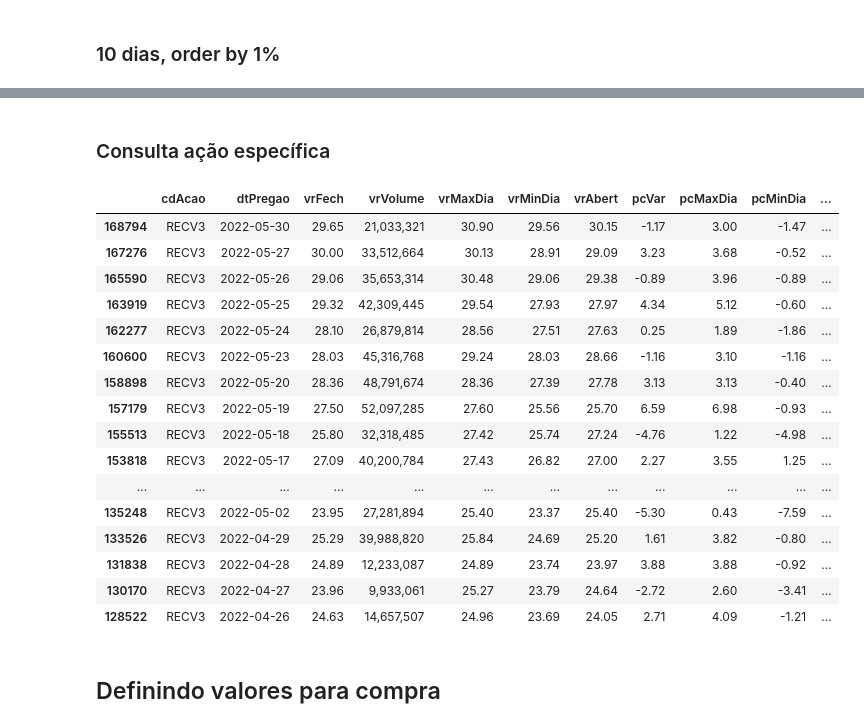
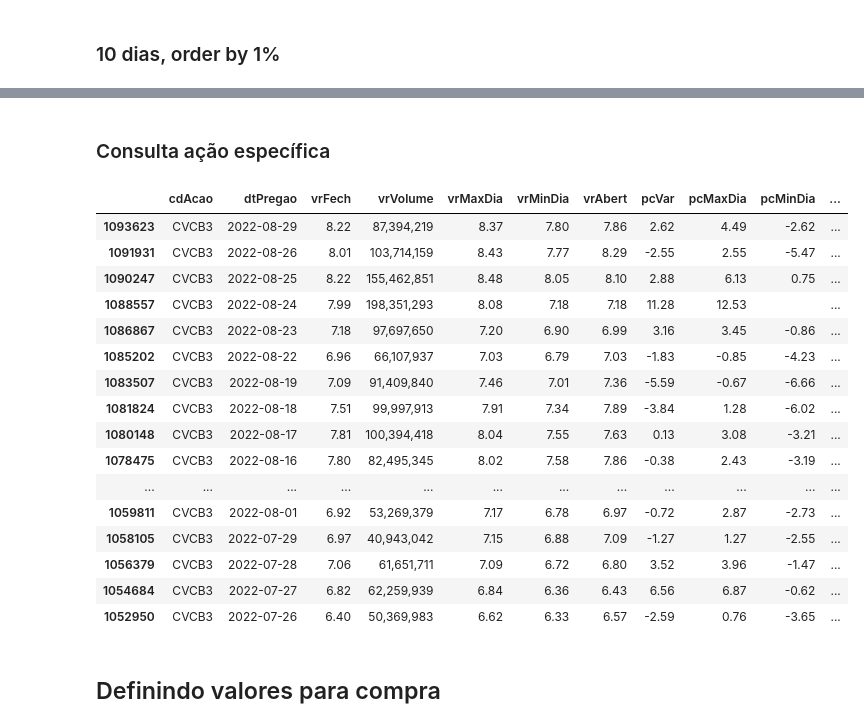
Before and after one commit to alexandre-esmeraldo/StockManager, a Jupyter notebook: StockManager_Processamento.ipynb, the cells around one changed output, grey strips where cells are left out. Cells and saved outputs as stored; diff of their text form; code cells hidden in the pictures.

```diff
--- a/StockManager_Processamento.ipynb
+++ b/StockManager_Processamento.ipynb
@@ -213,29 +261,29 @@ df05_10d.loc[(df05_10d["AvgVol"] > 6000000) & (df05_10d["1.0%"] >= 10) & (df05_1
+# %% [markdown]
+### Consulta ação específica
+# %%
+df25d.loc[(df25d["cdAcao"] == "CVCB3")].replace(0, "")
+# %% [output]
+|  | cdAcao | dtPregao | vrFech | vrVolume | vrMaxDia | vrMinDia | vrAbert | pcVar | pcMaxDia | pcMinDia | ... |
+| 1093623 | CVCB3 | 2022-08-29 | 8.22 | 87,394,219 | 8.37 | 7.80 | 7.86 | 2.62 | 4.49 | -2.62 | ... |
+| 1091931 | CVCB3 | 2022-08-26 | 8.01 | 103,714,159 | 8.43 | 7.77 | 8.29 | -2.55 | 2.55 | -5.47 | ... |
+| 1090247 | CVCB3 | 2022-08-25 | 8.22 | 155,462,851 | 8.48 | 8.05 | 8.10 | 2.88 | 6.13 | 0.75 | ... |
+| 1088557 | CVCB3 | 2022-08-24 | 7.99 | 198,351,293 | 8.08 | 7.18 | 7.18 | 11.28 | 12.53 |  | ... |
+| 1086867 | CVCB3 | 2022-08-23 | 7.18 | 97,697,650 | 7.20 | 6.90 | 6.99 | 3.16 | 3.45 | -0.86 | ... |
+| 1085202 | CVCB3 | 2022-08-22 | 6.96 | 66,107,937 | 7.03 | 6.79 | 7.03 | -1.83 | -0.85 | -4.23 | ... |
+| 1083507 | CVCB3 | 2022-08-19 | 7.09 | 91,409,840 | 7.46 | 7.01 | 7.36 | -5.59 | -0.67 | -6.66 | ... |
+| 1081824 | CVCB3 | 2022-08-18 | 7.51 | 99,997,913 | 7.91 | 7.34 | 7.89 | -3.84 | 1.28 | -6.02 | ... |
+| 1080148 | CVCB3 | 2022-08-17 | 7.81 | 100,394,418 | 8.04 | 7.55 | 7.63 | 0.13 | 3.08 | -3.21 | ... |
+| 1078475 | CVCB3 | 2022-08-16 | 7.80 | 82,495,345 | 8.02 | 7.58 | 7.86 | -0.38 | 2.43 | -3.19 | ... |
+| ... | ... | ... | ... | ... | ... | ... | ... | ... | ... | ... | ... |
+| 1059811 | CVCB3 | 2022-08-01 | 6.92 | 53,269,379 | 7.17 | 6.78 | 6.97 | -0.72 | 2.87 | -2.73 | ... |
+| 1058105 | CVCB3 | 2022-07-29 | 6.97 | 40,943,042 | 7.15 | 6.88 | 7.09 | -1.27 | 1.27 | -2.55 | ... |
+| 1056379 | CVCB3 | 2022-07-28 | 7.06 | 61,651,711 | 7.09 | 6.72 | 6.80 | 3.52 | 3.96 | -1.47 | ... |
+| 1054684 | CVCB3 | 2022-07-27 | 6.82 | 62,259,939 | 6.84 | 6.36 | 6.43 | 6.56 | 6.87 | -0.62 | ... |
+| 1052950 | CVCB3 | 2022-07-26 | 6.40 | 50,369,983 | 6.62 | 6.33 | 6.57 | -2.59 | 0.76 | -3.65 | ... |
 # %%
 ### 25 dias, Order by 0.5% # df05.loc[(df05["AvgVol"] > 6000000) & (df05["0.5%"] >= 23) & (df05["AvgVrFech"] > 5)].sort_values(["0.5%", "1.0%", "1.5%", "2.0%"], ascending=False)
 ### 20 dias, Order by 0.5% # df05_20d.loc[(df05_20d["AvgVol"] > 6000000) & (df05_20d["0.5%"] >= 19) & (df05_20d["AvgVrFech"] > 5)].sort_values(["0.5%", "1.0%", "1.5%", "2.0%"], ascending=False)
 ### 15 dias, Order by 0.5% # df05_15d.loc[(df05_15d["AvgVol"] > 6000000) & (df05_15d["0.5%"] >= 15) & (df05_15d["AvgVrFech"] > 5)].sort_values(["0.5%", "1.0%", "1.5%", "2.0%"], ascending=False)
-# %% [markdown]
-### Consulta ação específica
-# %%
-df25d.loc[(df25d["cdAcao"] == "RECV3")].replace(0, "")
-# %% [output]
-|  | cdAcao | dtPregao | vrFech | vrVolume | vrMaxDia | vrMinDia | vrAbert | pcVar | pcMaxDia | pcMinDia | ... |
-| 168794 | RECV3 | 2022-05-30 | 29.65 | 21,033,321 | 30.90 | 29.56 | 30.15 | -1.17 | 3.00 | -1.47 | ... |
-| 167276 | RECV3 | 2022-05-27 | 30.00 | 33,512,664 | 30.13 | 28.91 | 29.09 | 3.23 | 3.68 | -0.52 | ... |
-| 165590 | RECV3 | 2022-05-26 | 29.06 | 35,653,314 | 30.48 | 29.06 | 29.38 | -0.89 | 3.96 | -0.89 | ... |
-| 163919 | RECV3 | 2022-05-25 | 29.32 | 42,309,445 | 29.54 | 27.93 | 27.97 | 4.34 | 5.12 | -0.60 | ... |
-| 162277 | RECV3 | 2022-05-24 | 28.10 | 26,879,814 | 28.56 | 27.51 | 27.63 | 0.25 | 1.89 | -1.86 | ... |
-| 160600 | RECV3 | 2022-05-23 | 28.03 | 45,316,768 | 29.24 | 28.03 | 28.66 | -1.16 | 3.10 | -1.16 | ... |
-| 158898 | RECV3 | 2022-05-20 | 28.36 | 48,791,674 | 28.36 | 27.39 | 27.78 | 3.13 | 3.13 | -0.40 | ... |
-| 157179 | RECV3 | 2022-05-19 | 27.50 | 52,097,285 | 27.60 | 25.56 | 25.70 | 6.59 | 6.98 | -0.93 | ... |
-| 155513 | RECV3 | 2022-05-18 | 25.80 | 32,318,485 | 27.42 | 25.74 | 27.24 | -4.76 | 1.22 | -4.98 | ... |
-| 153818 | RECV3 | 2022-05-17 | 27.09 | 40,200,784 | 27.43 | 26.82 | 27.00 | 2.27 | 3.55 | 1.25 | ... |
-| ... | ... | ... | ... | ... | ... | ... | ... | ... | ... | ... | ... |
-| 135248 | RECV3 | 2022-05-02 | 23.95 | 27,281,894 | 25.40 | 23.37 | 25.40 | -5.30 | 0.43 | -7.59 | ... |
-| 133526 | RECV3 | 2022-04-29 | 25.29 | 39,988,820 | 25.84 | 24.69 | 25.20 | 1.61 | 3.82 | -0.80 | ... |
-| 131838 | RECV3 | 2022-04-28 | 24.89 | 12,233,087 | 24.89 | 23.74 | 23.97 | 3.88 | 3.88 | -0.92 | ... |
-| 130170 | RECV3 | 2022-04-27 | 23.96 | 9,933,061 | 25.27 | 23.79 | 24.64 | -2.72 | 2.60 | -3.41 | ... |
-| 128522 | RECV3 | 2022-04-26 | 24.63 | 14,657,507 | 24.96 | 23.69 | 24.05 | 2.71 | 4.09 | -1.21 | ... |
 # %% [markdown]
 ## Definindo valores para compra
 # %%
```
Also changed, not shown: parts of 17 cells of this notebook, 1 other file.
